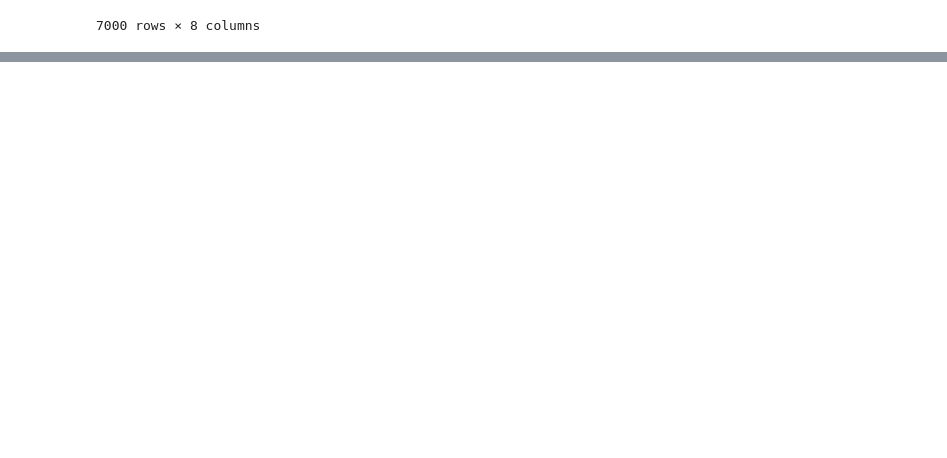
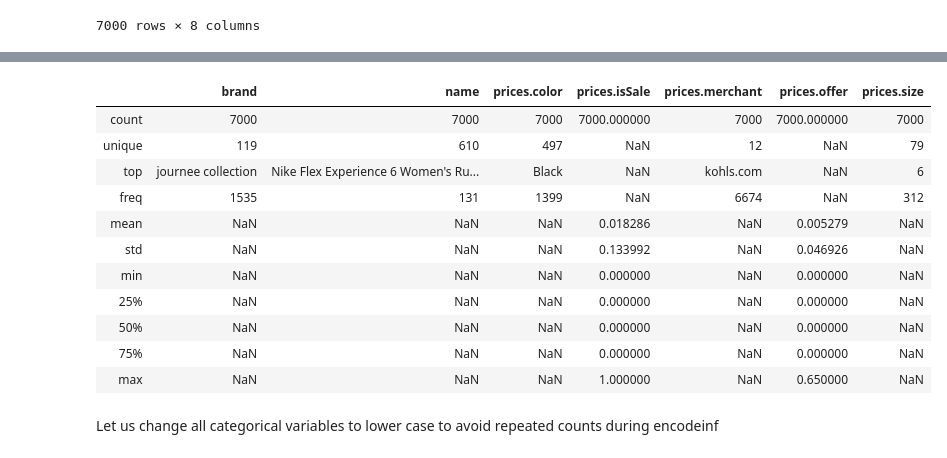
Before and after one commit to asubramaniyan/womens-shoes-price, a Jupyter notebook: womens-shoe-prices-eda.ipynb, the cells around one changed output, grey strips where cells are left out. Saved outputs shown, nothing was run; the diff lists cells and outputs as text; code cells hidden in the pictures; blank space fills up the shorter version.

```diff
--- a/womens-shoe-prices-eda.ipynb
+++ b/womens-shoe-prices-eda.ipynb
@@ -687,0 +706,3 @@ False
+# %%
+X_train.drop(columns = 'id', inplace = True)
+X_train
@@ -687,0 +732,2 @@ False
+# %%
+X_train['prices.offer'] = X_train['prices.offer'].apply(lambda x: 0 if pd.isnull(x) else float(x[:2])/100)
@@ -687,0 +756,17 @@ False
+# %%
+X_train.describe(include = 'all')
+# %% [output]
+|  | brand | name | prices.color | prices.isSale | prices.merchant | prices.offer | prices.size |
+| count | 7000 | 7000 | 7000 | 7000.000000 | 7000 | 7000.000000 | 7000 |
+| unique | 119 | 610 | 497 | NaN | 12 | NaN | 79 |
+| top | journee collection | Nike Flex Experience 6 Women's Ru... | Black | NaN | kohls.com | NaN | 6 |
+| freq | 1535 | 131 | 1399 | NaN | 6674 | NaN | 312 |
+| mean | NaN | NaN | NaN | 0.018286 | NaN | 0.005279 | NaN |
+| std | NaN | NaN | NaN | 0.133992 | NaN | 0.046926 | NaN |
+| min | NaN | NaN | NaN | 0.000000 | NaN | 0.000000 | NaN |
+| 25% | NaN | NaN | NaN | 0.000000 | NaN | 0.000000 | NaN |
+| 50% | NaN | NaN | NaN | 0.000000 | NaN | 0.000000 | NaN |
+| 75% | NaN | NaN | NaN | 0.000000 | NaN | 0.000000 | NaN |
+| max | NaN | NaN | NaN | 1.000000 | NaN | 0.650000 | NaN |
+# %% [markdown]
+Let us change all categorical variables to lower case to avoid repeated counts during encodeinf
```
Also changed, not shown: parts of 32 cells of this notebook.
